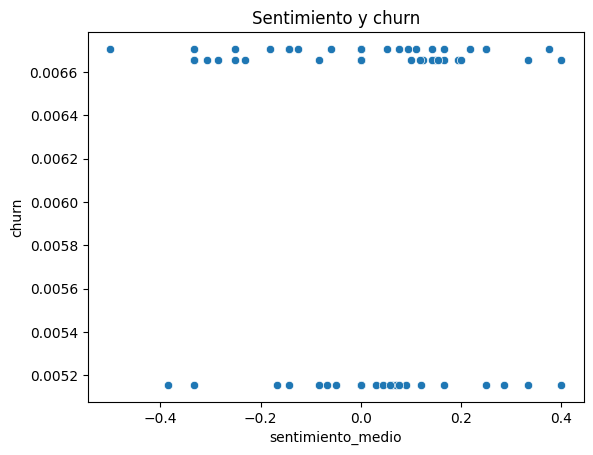
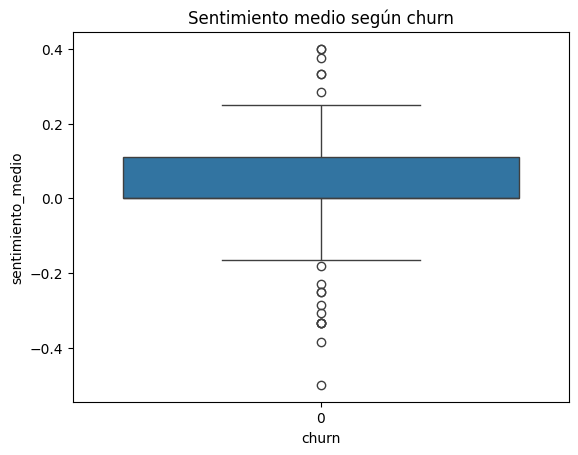
Code edit (unified diff) that turned the first committed figure into the second:
--- before
+++ after
@@ -1,12 +1,16 @@
-# =========================
-# 18. RELACIÓN SENTIMIENTO Y CHURN
-# =========================
+# churn según sentimiento medio
 
-sns.scatterplot(
+sns.boxplot(
     data=df_final,
-    x="sentimiento_medio",
-    y="churn"
+    x="churn",
+    y="sentimiento_medio"
 )
 
-plt.title("Sentimiento y churn")
+plt.title("Sentimiento medio según churn")
+
 plt.show()
+
+print(
+    df_final.groupby("churn")["sentimiento_medio"]
+    .mean()
+)

Commit: Commit